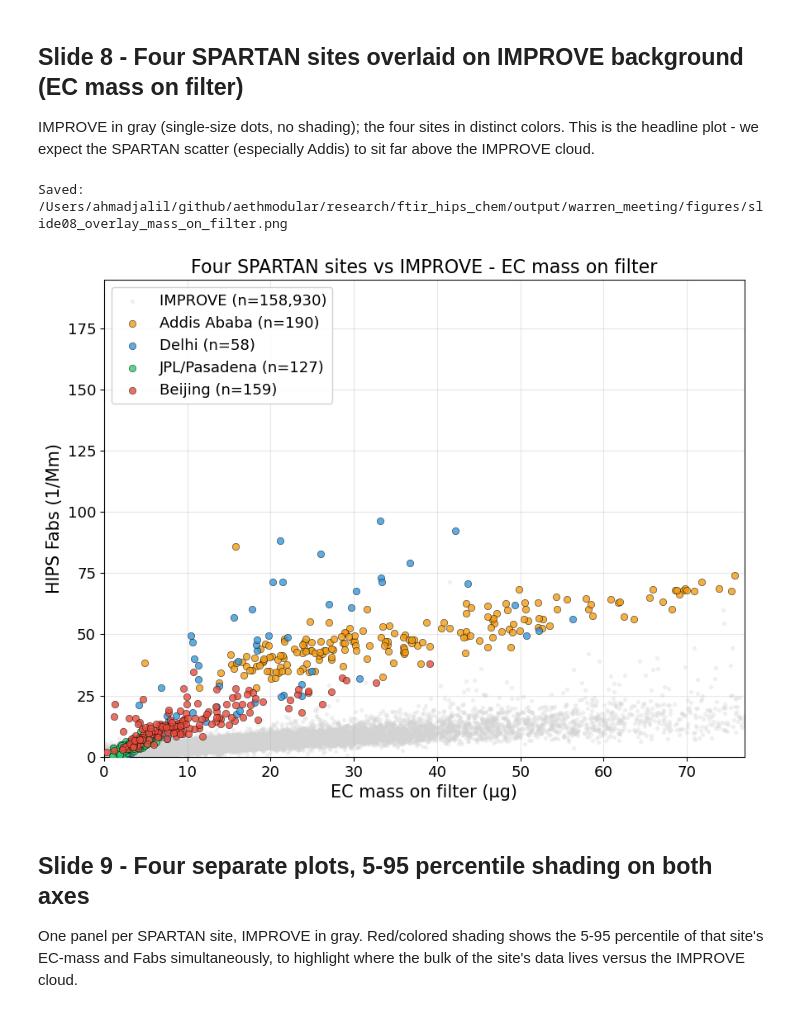
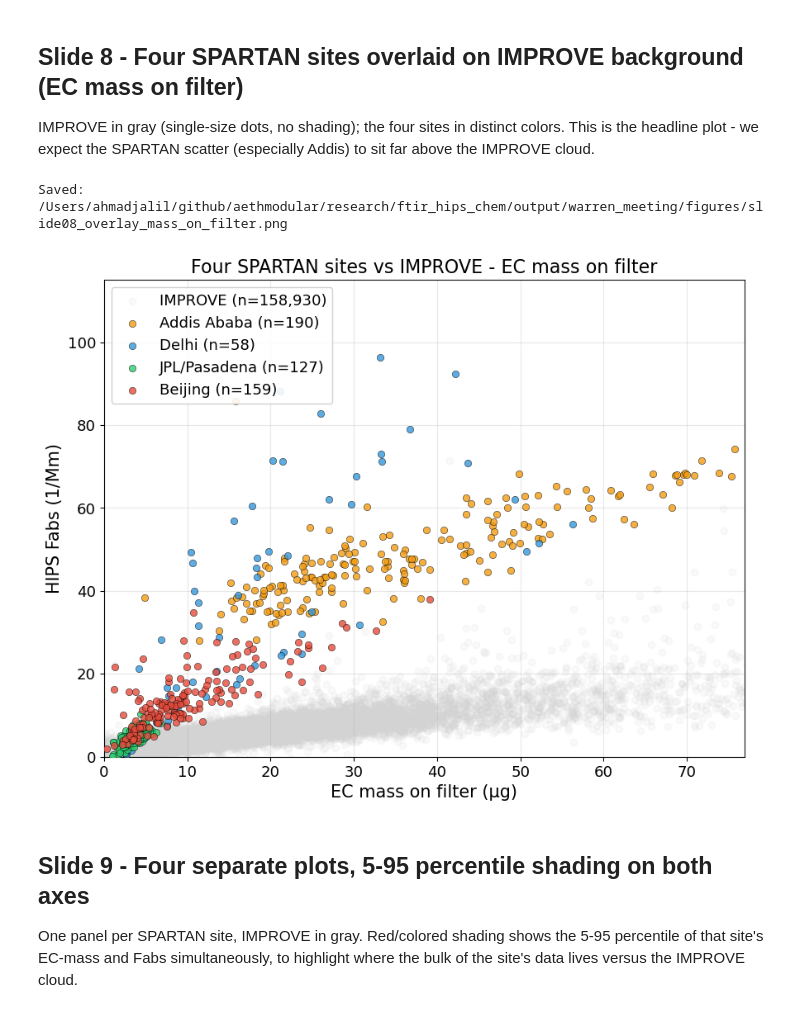
Before and after one commit to ahzs645/aethmodular, a Jupyter notebook: research/ftir_hips_chem/warren_meeting_slides.ipynb, the cells around one changed output. Drawn from its saved outputs; the diff is of its cells as text; code cells hidden in the pictures.

```diff
--- a/research/ftir_hips_chem/warren_meeting_slides.ipynb
+++ b/research/ftir_hips_chem/warren_meeting_slides.ipynb
@@ -535,33 +627,33 @@ IMPROVE in gray (single-size dots, no shading); the four sites in distinct color
 # %%
 fig, ax = plt.subplots(figsize=(10, 7.5))
 sub = improve_df.dropna(subset=['EC_mass_ug', 'FABS_invMm'])
 ax.scatter(sub['EC_mass_ug'], sub['FABS_invMm'], s=36, alpha=0.12,
            color='lightgray', label=f'IMPROVE (n={len(sub):,})', zorder=1)
 for site in SITE_ORDER:
     df = site_tables.get(site)
     if df is None: continue
     sub = df.dropna(subset=['EC_mass_ug', 'FABS_invMm'])
     sub = sub[(sub['EC_mass_ug'] > 0) & (sub['FABS_invMm'] > 0)]
     if sub.empty: continue
     ax.scatter(sub['EC_mass_ug'], sub['FABS_invMm'], s=36, alpha=0.8,
                color=SITE_COLORS[site], edgecolor='black', linewidth=0.4,
                label=f'{SITE_LABELS[site]} (n={len(sub)})', zorder=3)
 ax.set_xlabel('EC mass on filter (µg)')
 ax.set_ylabel('HIPS Fabs (1/Mm)')
 ax.set_title('Four SPARTAN sites vs IMPROVE - EC mass on filter')
 ax.legend(loc='upper left', framealpha=0.9)
 ax.grid(alpha=0.3)
 # Cap x-axis at 99th-percentile across sites (drops single outlier filters)
 all_mass = np.concatenate([d['EC_mass_ug'].dropna().values for d in site_tables.values()])
 all_mass = all_mass[all_mass > 0]
 if len(all_mass):
     ax.set_xlim(0, np.nanpercentile(all_mass, 99) * 1.1)
-ax.set_ylim(bottom=0)
+ax.set_ylim(0, 115)
 save_fig(fig, 'slide08_overlay_mass_on_filter')
 plt.show()
 # %% [output]
 Saved: /Users/ahmadjalil/github/aethmodular/research/ftir_hips_chem/output/warren_meeting/figures/slide08_overlay_mass_on_filter.png
-[figure, old version]
+[figure, new version]
 # %% [markdown]
 ## Slide 9 - Four separate plots, 5-95 percentile shading on both axes
 
```
Also changed, not shown: parts of 6 cells of this notebook.
